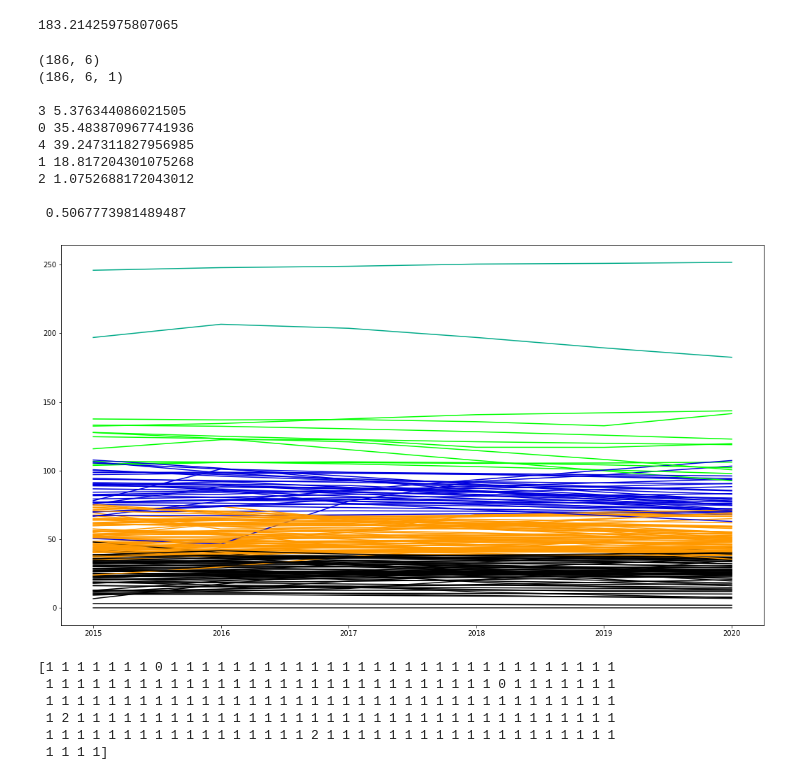
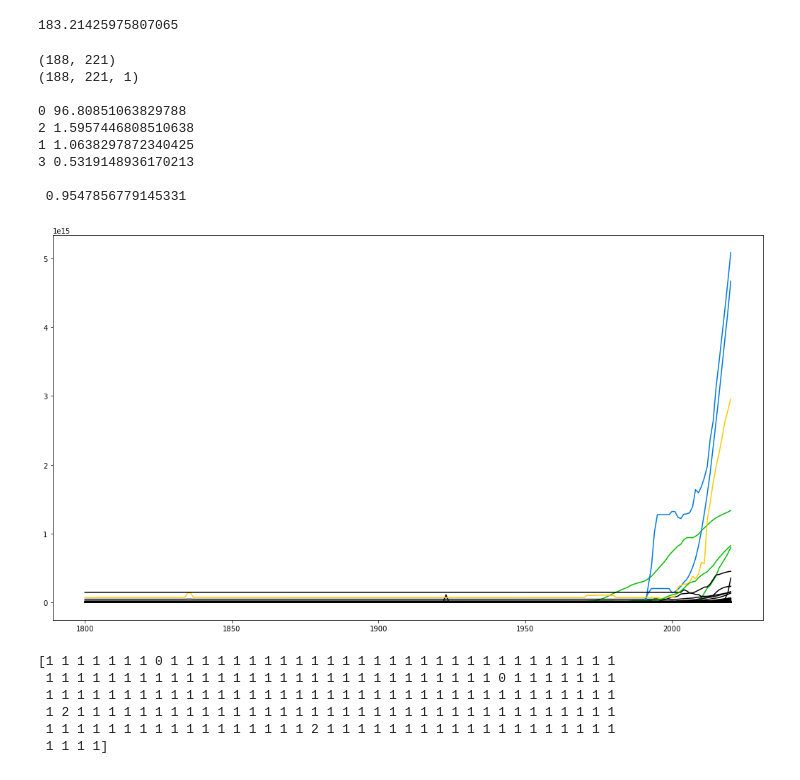
Before and after one commit to holderekt/world-analysis, a Jupyter notebook: data_mining.ipynb, the cells around one changed output. Drawn from its saved outputs; the diff is of its cells as text; code cells hidden in the pictures.

```diff
--- a/data_mining.ipynb
+++ b/data_mining.ipynb
@@ -109,15 +109,23 @@ rate_dt = dt.loc[dt['code'] == 'GGXWDG_GDP']
 - Il primo grafico indica il numero di paesi (su un totale di 193) che hanno come hanno di inizio dei valori l'anno sull'asse X.
 - Il secondo grafico mostra invece il totale dei paesi avvalorati all'aumentare del tempo.
 # %%
-year_counter = rate_dt.iloc[:,2:].apply(pd.Series.first_valid_index, axis=1).to_numpy(dtype=np.int64)
+DATASET = prod_dt
+year_counter = DATASET.iloc[:,2:].apply(pd.Series.first_valid_index, axis=1).to_numpy(dtype=np.int64)
 year_counter = np.sort(year_counter)
+
+
 
 counts = Counter(year_counter)
 data = sorted(counts.items())
 
+print(data)
+
 print(counts.most_common()[0])
 x = [el[0] for el in data]
 y = [el[1] for el in data]
+
+
+
 
 new_y = []
 
@@ -129,9 +137,11 @@ for i in range(len(y)):
 
 
 
-new_y = np.array(new_y) / len(data)
+new_y = np.array(new_y) / len(DATASET.loc[:,'name'])
 
+print(new_y)
 
+plt.rcParams["figure.figsize"] = (7,5)
 plt.title("Analisi inizio avvaloramento")
 plt.bar(x,y, label='Numero paesi avvalorati per anno')
 plt.axvline(x=counts.most_common()[0][0], color='r', label='Anno più comune', alpha=0.4)
@@ -143,5 +153,6 @@ plt.bar(x, new_y)
 plt.plot(x,new_y, label='Numero paesi avvalorati totali')
 plt.axvline(x=counts.most_common()[0][0], color='r', label='Anno più comune', alpha=0.4)
 plt.legend()
+plt.grid()
 plt.show()
 # %% [output]
@@ -170,13 +192,14 @@ missing_debt_dt = debt_dt.isna().sum().to_numpy()[2:] / len(debt_dt) * 100
 missing_rate_dt = rate_dt.isna().sum().to_numpy()[2:] / len(rate_dt) * 100
 
 
-
-
+plt.rcParams["figure.figsize"] = (20,10)
+plt.title("Percentuale di dati mancanti")
 plt.plot(time_data, missing_prod_dt, label="Prod")
 plt.plot(time_data, missing_debt_dt, label="Debt")
 plt.plot(time_data, missing_rate_dt, label="Rate")
-plt.axvline(x=counts.most_common()[0][0], color='r', label='Anno più comune', alpha=0.4)
+#plt.axvline(x=counts.most_common()[0][0], color='r', label='Anno più comune', alpha=0.4)
+plt.legend()
+plt.grid()
 
-plt.legend()
 plt.show()
 # %% [output]
@@ -440,8 +309,8 @@ KMEANS su PAESI
 # Parametri
 
 START = 2000
-TRAINING_DATA = rate_dt
-n_cluster = 6
+TRAINING_DATA = prod_dt
+n_cluster = 3
 n_neighbors = 5
 
 # Rimozione dati null tramite KNN
@@ -458,8 +327,7 @@ print(data.shape)
 clustering = KMeans(n_clusters=n_cluster).fit(data)
 
 
-plt.plot([i for i in range(2,20)], val)
-plt.show()
+
 # Visualizzazione risultati
 
 labels = clustering.labels_
@@ -473,4 +341,6 @@ for a in Counter(c):
 
 score = plot_silhouette(data, labels, n_cluster)
 print(score)
+
+view_clusters(labels, data, time_data[START - 1800:])
 # %% [output]
@@ -978,51 +834,50 @@ KMeans su serie temporali
 
 # Parametri
 
-START = 2015
-TRAINING_DATA = rate_dt
-n_cluster = 5
+START = 1800
+TRAINING_DATA = debt_dt
+n_cluster = 4
 n_neighbors = 5
 
 # Rimozione dati null tramite KNN
 
 data = TRAINING_DATA.iloc[:, (START - 1800 + 2):].to_numpy()
 imputer = KNNImputer(n_neighbors=n_neighbors )
 data = imputer.fit_transform(data.transpose()).transpose()
 
 # Creazione serie temporale
 
 ts_data = to_time_series_dataset(data)
 
 
 print(data.shape)
 print(ts_data.shape, '\n')
 
 
 
 km = TimeSeriesKMeans(n_clusters=n_cluster, metric='dtw')
 km.fit(ts_data)
 
 labels = km.labels_
 
 c = Counter(labels)
 for a in Counter(c):
     print(a, c.get(a) / len(labels) * 100)
 
 print('\n', silhouette_score(data, km.labels_, metric='dtw'))
 
 view_clusters(labels, data,  time_data[START - 1800:])
 # %% [output]
-(186, 6)
-(186, 6, 1)
+(188, 221)
+(188, 221, 1)
 
-3 5.376344086021505
-0 35.483870967741936
-4 39.247311827956985
-1 18.817204301075268
-2 1.0752688172043012
+0 96.80851063829788
+2 1.5957446808510638
+1 1.0638297872340425
+3 0.5319148936170213
 
- 0.5067773981489487
+ 0.9547856779145331
-[figure, old version]
+[figure, new version]
 # %%
 START = 2000
 DATASET = rate_dt
```
Also changed, not shown: parts of 19 cells of this notebook, 7 other files.
